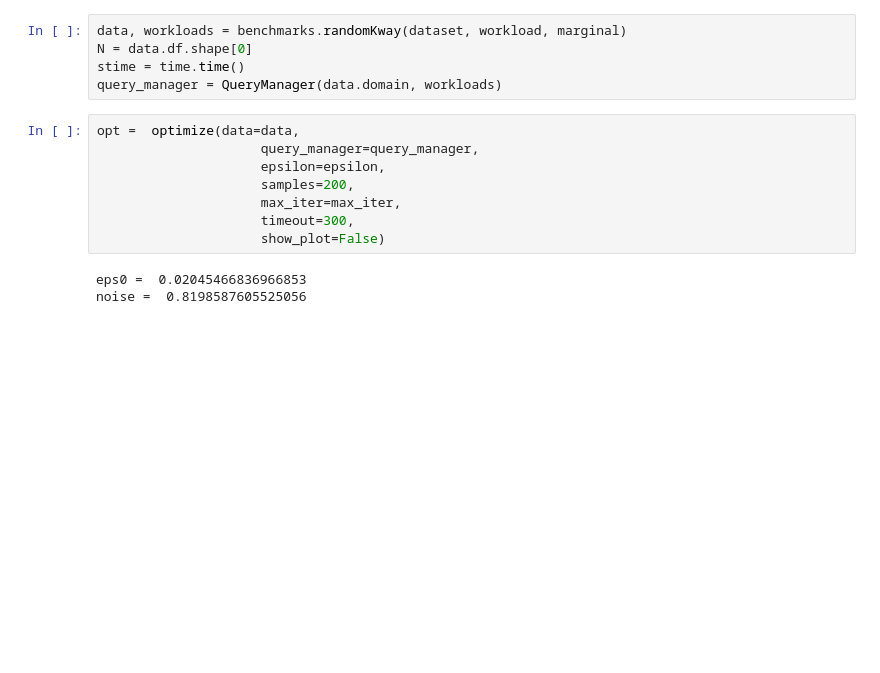
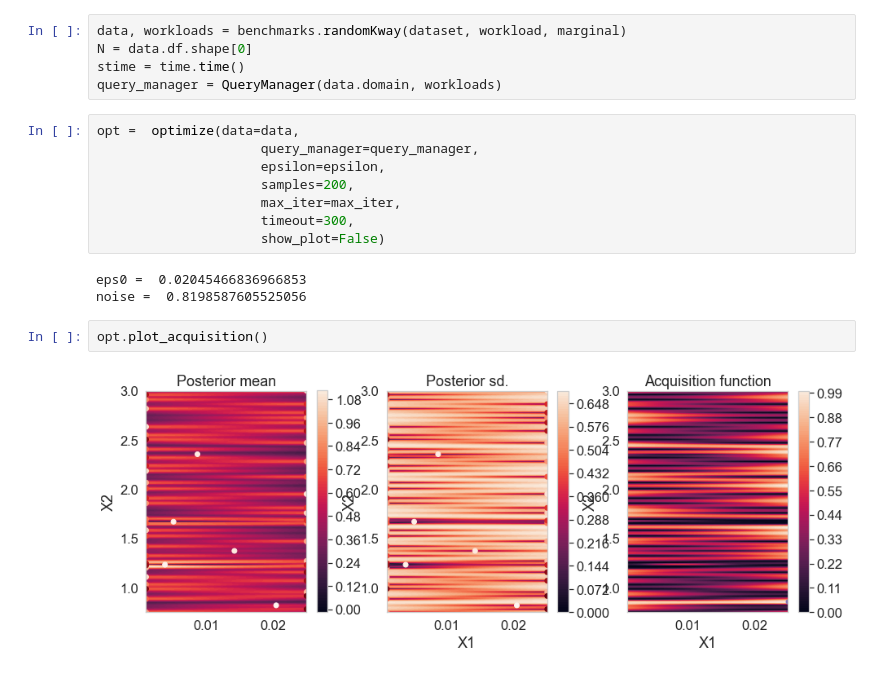
Before and after one commit to giusevtr/fem, a Jupyter notebook: bo_fem.ipynb, the cells around one changed output. Cells and saved outputs as stored; diff of their text form; blank space fills up the shorter version.

```diff
--- a/bo_fem.ipynb
+++ b/bo_fem.ipynb
@@ -39,3 +36,7 @@ opt =  optimize(data=data,
 # %% [output]
 eps0 =  0.02045466836966853
 noise =  0.8198587605525056
+# %%
+opt.plot_acquisition()
+# %% [output]
+[figure, added]
```
Also changed, not shown: parts of 6 cells of this notebook, 9 other files.
